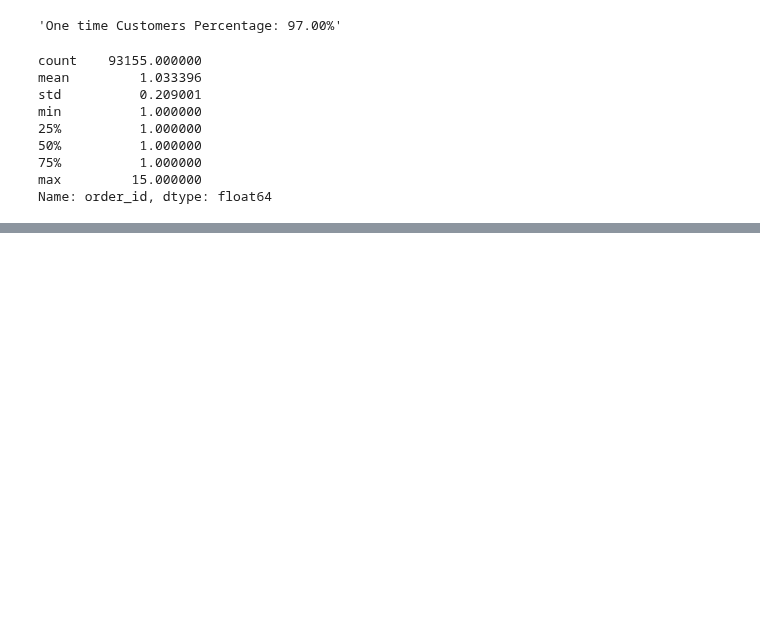
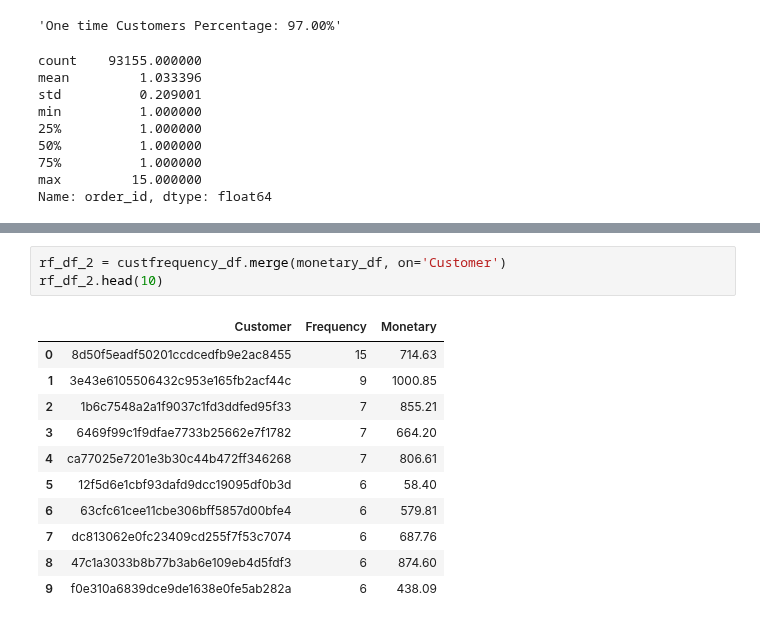
Before and after one commit to RioPramana21/Final-Project-Olist, a Jupyter notebook: preparation_notebooks/FinPro Olist Anlaysis.ipynb, the cells around one changed output, grey strips where cells are left out. Cells and saved outputs as stored; diff of their text form; blank space fills up the shorter version.

```diff
--- a/preparation_notebooks/FinPro Olist Anlaysis.ipynb
+++ b/preparation_notebooks/FinPro Olist Anlaysis.ipynb
@@ -1026,0 +1160,15 @@ Name: order_id, dtype: float64
+# %%
+rf_df_2 = custfrequency_df.merge(monetary_df, on='Customer')
+rf_df_2.head(10)
+# %% [output]
+|  | Customer | Frequency | Monetary |
+| 0 | 8d50f5eadf50201ccdcedfb9e2ac8455 | 15 | 714.63 |
+| 1 | 3e43e6105506432c953e165fb2acf44c | 9 | 1000.85 |
+| 2 | 1b6c7548a2a1f9037c1fd3ddfed95f33 | 7 | 855.21 |
+| 3 | 6469f99c1f9dfae7733b25662e7f1782 | 7 | 664.20 |
+| 4 | ca77025e7201e3b30c44b472ff346268 | 7 | 806.61 |
+| 5 | 12f5d6e1cbf93dafd9dcc19095df0b3d | 6 | 58.40 |
+| 6 | 63cfc61cee11cbe306bff5857d00bfe4 | 6 | 579.81 |
+| 7 | dc813062e0fc23409cd255f7f53c7074 | 6 | 687.76 |
+| 8 | 47c1a3033b8b77b3ab6e109eb4d5fdf3 | 6 | 874.60 |
+| 9 | f0e310a6839dce9de1638e0fe5ab282a | 6 | 438.09 |
```
Also changed, not shown: parts of 7 cells of this notebook.
